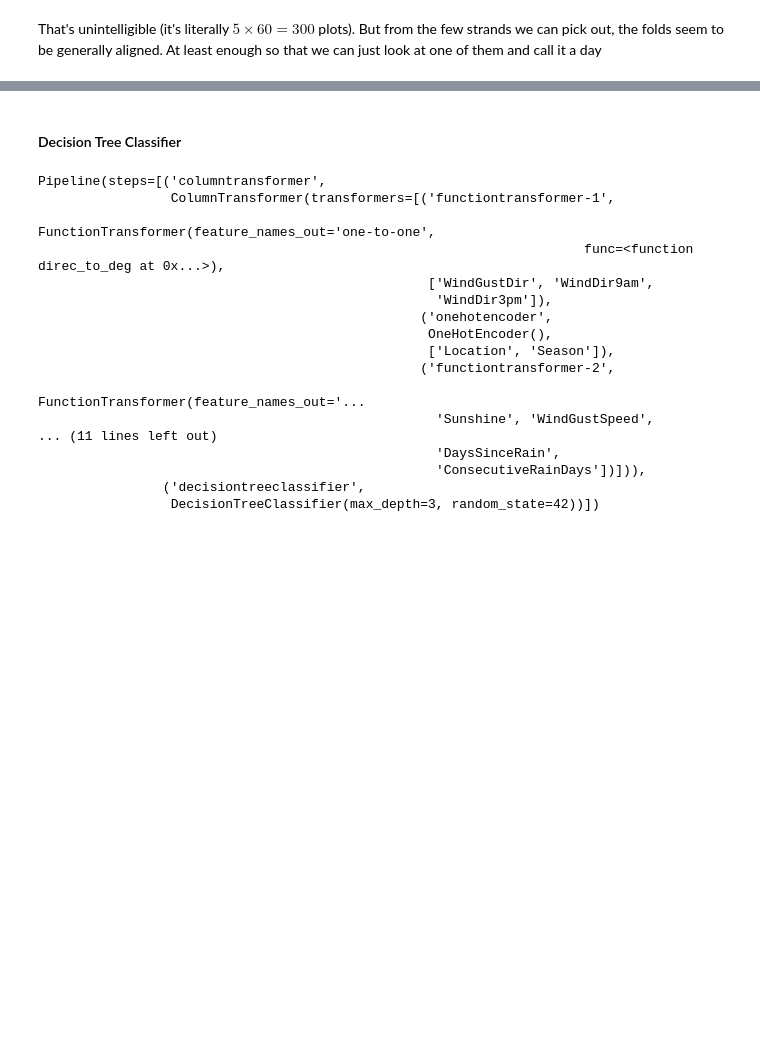
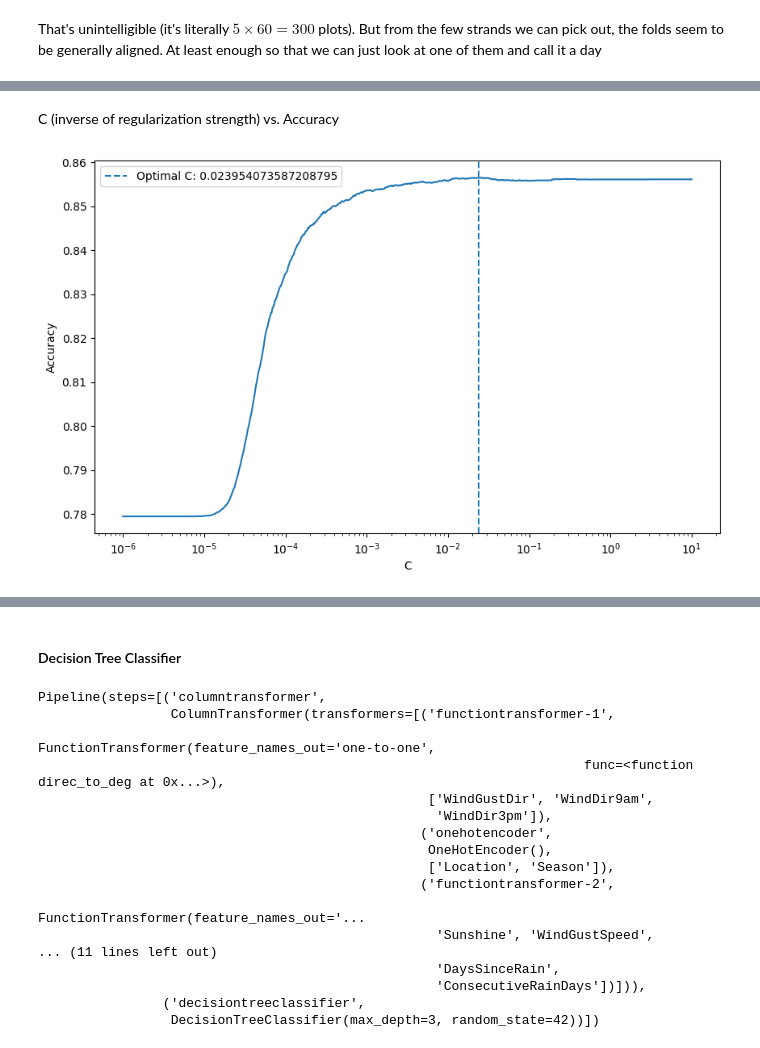
Before and after one commit to velloxen/ids_pbl2_rain-in-australia, a Jupyter notebook: main.ipynb, the cells around one changed output, grey strips where cells are left out. Cells and saved outputs as stored; diff of their text form; code cells hidden in the pictures; blank space fills up the shorter version.

```diff
--- a/main.ipynb
+++ b/main.ipynb
@@ -350,11 +366,16 @@ plt.show()
+# %% [markdown]
+C (inverse of regularization strength) vs. Accuracy
 # %%
-f, ax = plt.subplots(figsize=(10, 6))
+if optimize["Logistic Regression"]:
+    f, ax = plt.subplots(figsize=(10, 6), dpi=dev_dpi if dev_mode else prod_dpi)
 
-mean_scores = lrcv_model.scores_[1].mean(axis=0)
-ax.plot(cs, mean_scores)
-ax.axvline(lrcv_model.C_[0], ls='--', label=f"Optimal C: {lrcv_model.C_[0]}")
-ax.set_xscale('log')
-ax.set_ylabel('Score')
-ax.set_xlabel('C')
-plt.legend()
-plt.plot();
+    mean_scores = lrcv_model.scores_[1].mean(axis=0)
+    ax.plot(cs, mean_scores)
+    ax.axvline(lrcv_model.C_[0], ls='--', label=f"Optimal C: {lrcv_model.C_[0]}")
+    ax.set_xscale('log')
+    ax.set_ylabel('Accuracy')
+    ax.set_xlabel('C')
+    plt.legend()
+    plt.plot();
+# %% [output]
+[figure, added]
```
Also changed, not shown: parts of 32 cells of this notebook.
